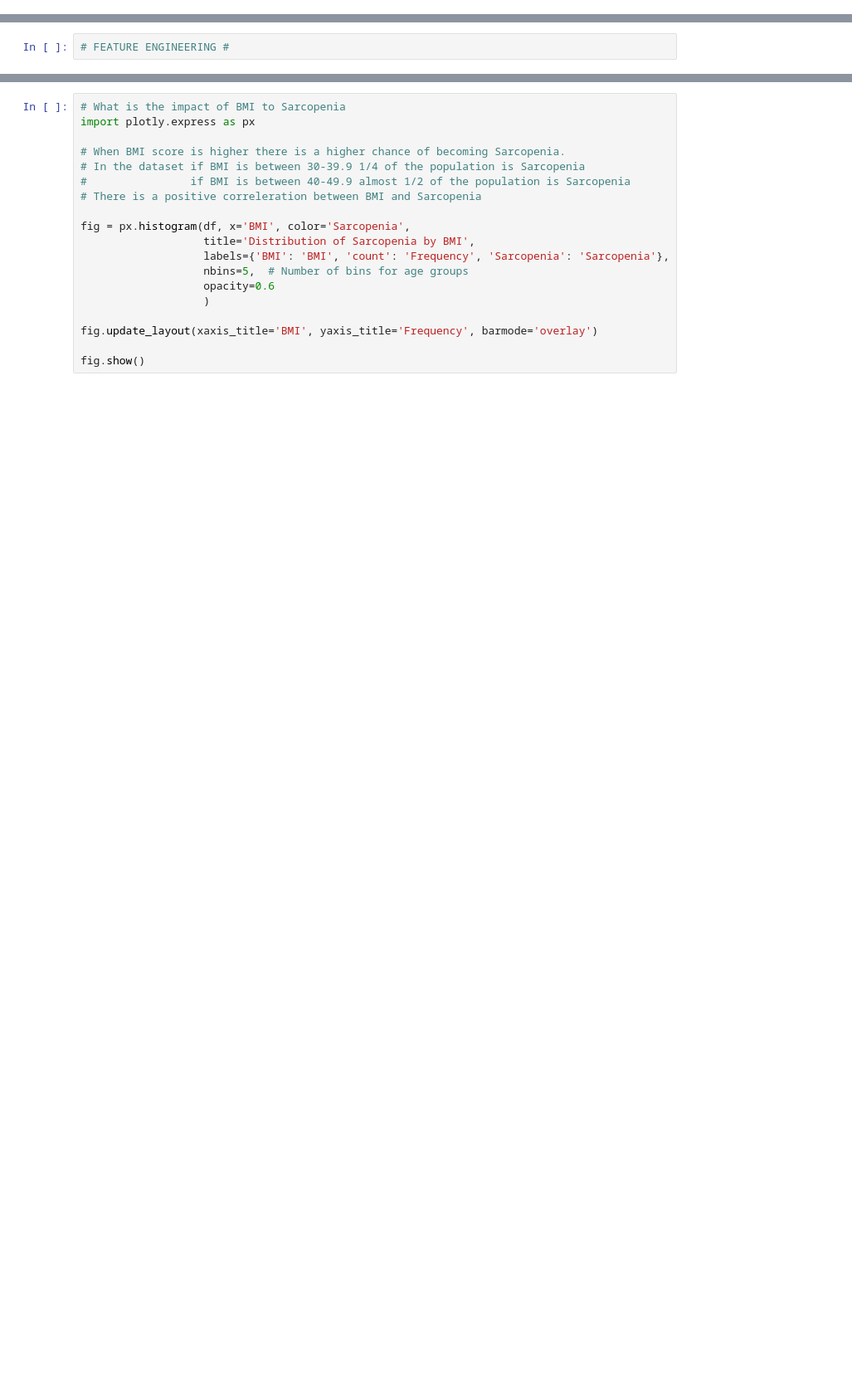
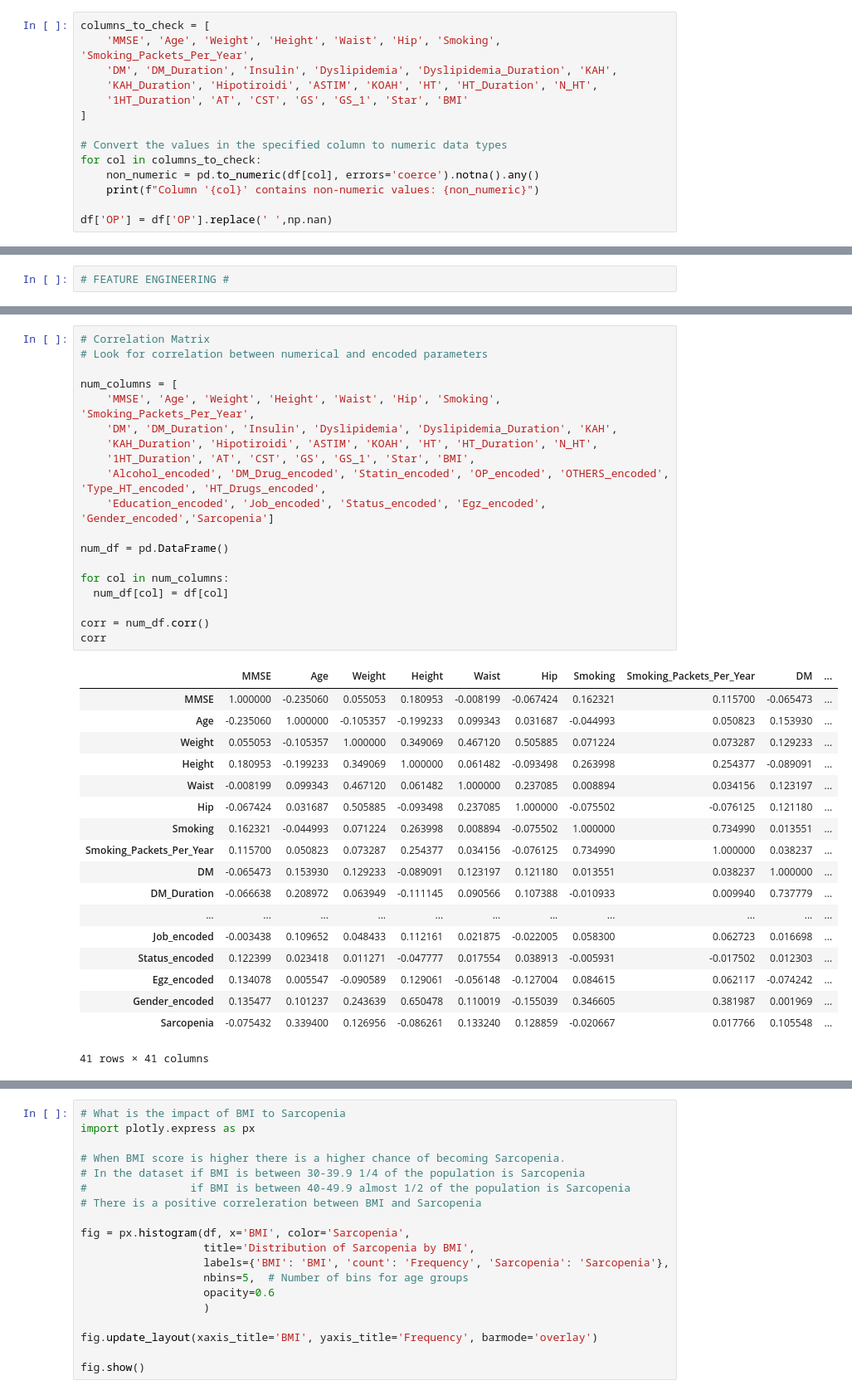
Before and after one commit to akutayaydin/Medical-Sarcopenia-Model, a Jupyter notebook: Sarcopenia_Model.ipynb, the cells around one changed output, grey strips where cells are left out. Shown at 83% size. Cells and saved outputs as stored; diff of their text form; blank space fills up the shorter version.

```diff
--- a/Sarcopenia_Model.ipynb
+++ b/Sarcopenia_Model.ipynb
@@ -54,0 +56,14 @@ df = df.rename(columns = {'İnsülin':'Insulin', 'Dyslipidemia duration': 'Dysli
+# %%
+columns_to_check = [
+    'MMSE', 'Age', 'Weight', 'Height', 'Waist', 'Hip', 'Smoking', 'Smoking_Packets_Per_Year',
+    'DM', 'DM_Duration', 'Insulin', 'Dyslipidemia', 'Dyslipidemia_Duration', 'KAH',
+    'KAH_Duration', 'Hipotiroidi', 'ASTIM', 'KOAH', 'HT', 'HT_Duration', 'N_HT',
+    '1HT_Duration', 'AT', 'CST', 'GS', 'GS_1', 'Star', 'BMI'
+]
+
+# Convert the values in the specified column to numeric data types
+for col in columns_to_check:
+    non_numeric = pd.to_numeric(df[col], errors='coerce').notna().any()
+    print(f"Column '{col}' contains non-numeric values: {non_numeric}")
+
+df['OP'] = df['OP'].replace(' ',np.nan)
@@ -149,2 +199,40 @@ categorical_values
 1.   **'Star'**, sonographic thigh adjustment ratio
 1.   **'BMI'**, Body Mass Index
+# %%
+# Correlation Matrix
+# Look for correlation between numerical and encoded parameters
+
+num_columns = [
+    'MMSE', 'Age', 'Weight', 'Height', 'Waist', 'Hip', 'Smoking', 'Smoking_Packets_Per_Year',
+    'DM', 'DM_Duration', 'Insulin', 'Dyslipidemia', 'Dyslipidemia_Duration', 'KAH',
+    'KAH_Duration', 'Hipotiroidi', 'ASTIM', 'KOAH', 'HT', 'HT_Duration', 'N_HT',
+    '1HT_Duration', 'AT', 'CST', 'GS', 'GS_1', 'Star', 'BMI',
+    'Alcohol_encoded', 'DM_Drug_encoded', 'Statin_encoded', 'OP_encoded', 'OTHERS_encoded', 'Type_HT_encoded', 'HT_Drugs_encoded',
+    'Education_encoded', 'Job_encoded', 'Status_encoded', 'Egz_encoded', 'Gender_encoded','Sarcopenia']
+
+num_df = pd.DataFrame()
+
+for col in num_columns:
+  num_df[col] = df[col]
+
+corr = num_df.corr()
+corr
+# %% [output]
+|  | MMSE | Age | Weight | Height | Waist | Hip | Smoking | Smoking_Packets_Per_Year | DM | ... |
+| MMSE | 1.000000 | -0.235060 | 0.055053 | 0.180953 | -0.008199 | -0.067424 | 0.162321 | 0.115700 | -0.065473 | ... |
+| Age | -0.235060 | 1.000000 | -0.105357 | -0.199233 | 0.099343 | 0.031687 | -0.044993 | 0.050823 | 0.153930 | ... |
+| Weight | 0.055053 | -0.105357 | 1.000000 | 0.349069 | 0.467120 | 0.505885 | 0.071224 | 0.073287 | 0.129233 | ... |
+| Height | 0.180953 | -0.199233 | 0.349069 | 1.000000 | 0.061482 | -0.093498 | 0.263998 | 0.254377 | -0.089091 | ... |
+| Waist | -0.008199 | 0.099343 | 0.467120 | 0.061482 | 1.000000 | 0.237085 | 0.008894 | 0.034156 | 0.123197 | ... |
+| Hip | -0.067424 | 0.031687 | 0.505885 | -0.093498 | 0.237085 | 1.000000 | -0.075502 | -0.076125 | 0.121180 | ... |
+| Smoking | 0.162321 | -0.044993 | 0.071224 | 0.263998 | 0.008894 | -0.075502 | 1.000000 | 0.734990 | 0.013551 | ... |
+| Smoking_Packets_Per_Year | 0.115700 | 0.050823 | 0.073287 | 0.254377 | 0.034156 | -0.076125 | 0.734990 | 1.000000 | 0.038237 | ... |
+| DM | -0.065473 | 0.153930 | 0.129233 | -0.089091 | 0.123197 | 0.121180 | 0.013551 | 0.038237 | 1.000000 | ... |
+| DM_Duration | -0.066638 | 0.208972 | 0.063949 | -0.111145 | 0.090566 | 0.107388 | -0.010933 | 0.009940 | 0.737779 | ... |
+| ... | ... | ... | ... | ... | ... | ... | ... | ... | ... | ... |
+| Job_encoded | -0.003438 | 0.109652 | 0.048433 | 0.112161 | 0.021875 | -0.022005 | 0.058300 | 0.062723 | 0.016698 | ... |
+| Status_encoded | 0.122399 | 0.023418 | 0.011271 | -0.047777 | 0.017554 | 0.038913 | -0.005931 | -0.017502 | 0.012303 | ... |
+| Egz_encoded | 0.134078 | 0.005547 | -0.090589 | 0.129061 | -0.056148 | -0.127004 | 0.084615 | 0.062117 | -0.074242 | ... |
+| Gender_encoded | 0.135477 | 0.101237 | 0.243639 | 0.650478 | 0.110019 | -0.155039 | 0.346605 | 0.381987 | 0.001969 | ... |
+| Sarcopenia | -0.075432 | 0.339400 | 0.126956 | -0.086261 | 0.133240 | 0.128859 | -0.020667 | 0.017766 | 0.105548 | ... |
+41 rows × 41 columns
```
Also changed, not shown: parts of 33 cells of this notebook.
